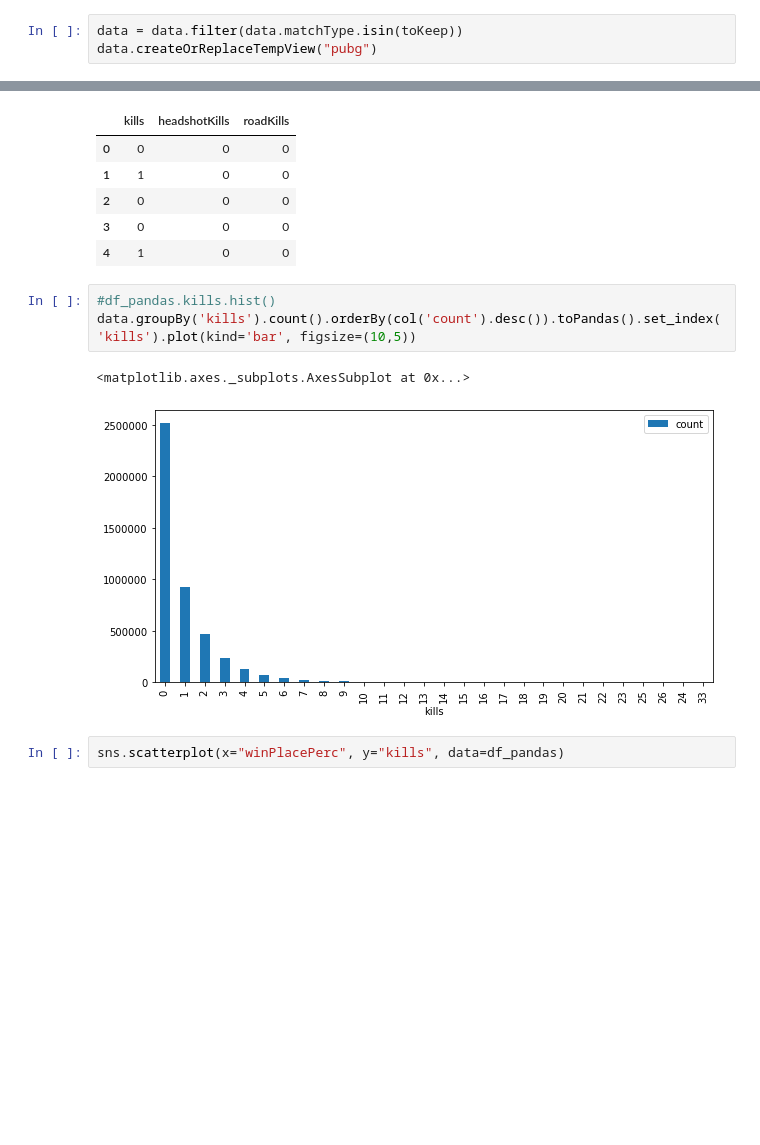
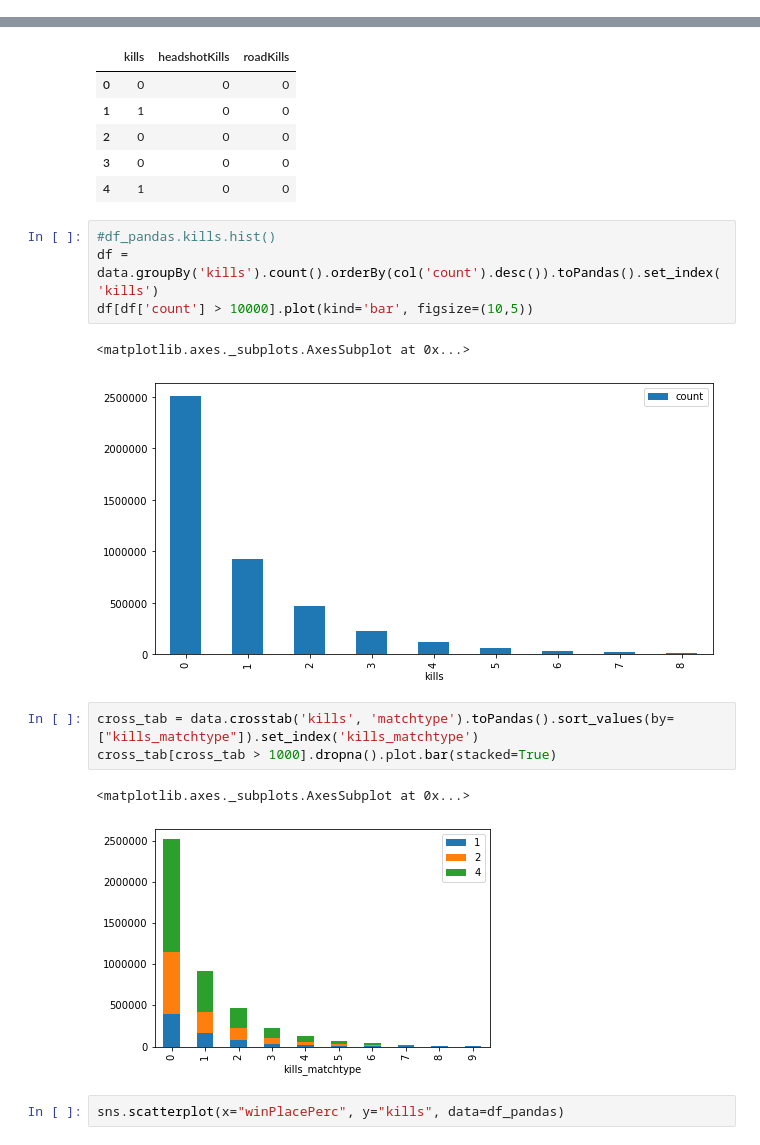
Before and after one commit to Checco9811/Distributed-Data-Analysis-and-Mining, a Jupyter notebook: General Preprocessing.ipynb, the cells around one changed output, grey strips where cells are left out. Drawn from its saved outputs; the diff is of its cells as text; blank space fills up the shorter version.

```diff
--- a/General Preprocessing.ipynb
+++ b/General Preprocessing.ipynb
@@ -87,3 +64,0 @@ toKeep = tmp.rdd.filter(lambda x: x[1] > 10000).map(lambda x: x["matchtype"]).co
-# %%
-data = data.filter(data.matchType.isin(toKeep))
-data.createOrReplaceTempView("pubg")
@@ -770,10 +733,17 @@ df_pandas[['kills', 'headshotKills', 'roadKills']].head(5)
 | 4 | 1 | 0 | 0 |
 # %%
 #df_pandas.kills.hist()
-data.groupBy('kills').count().orderBy(col('count').desc()).toPandas().set_index('kills').plot(kind='bar', figsize=(10,5))
+df = data.groupBy('kills').count().orderBy(col('count').desc()).toPandas().set_index('kills')
+df[df['count'] > 10000].plot(kind='bar', figsize=(10,5))
 # %% [output]
 <matplotlib.axes._subplots.AxesSubplot at 0x...>
-[figure, old version]
+[figure, new version]
+# %%
+cross_tab = data.crosstab('kills', 'matchtype').toPandas().sort_values(by=["kills_matchtype"]).set_index('kills_matchtype')
+cross_tab[cross_tab > 1000].dropna().plot.bar(stacked=True)
+# %% [output]
+<matplotlib.axes._subplots.AxesSubplot at 0x...>
+[figure, added]
 # %%
 sns.scatterplot(x="winPlacePerc", y="kills", data=df_pandas)
 # %% [output]
```
Also changed, not shown: parts of 66 cells of this notebook, 4 other files.
